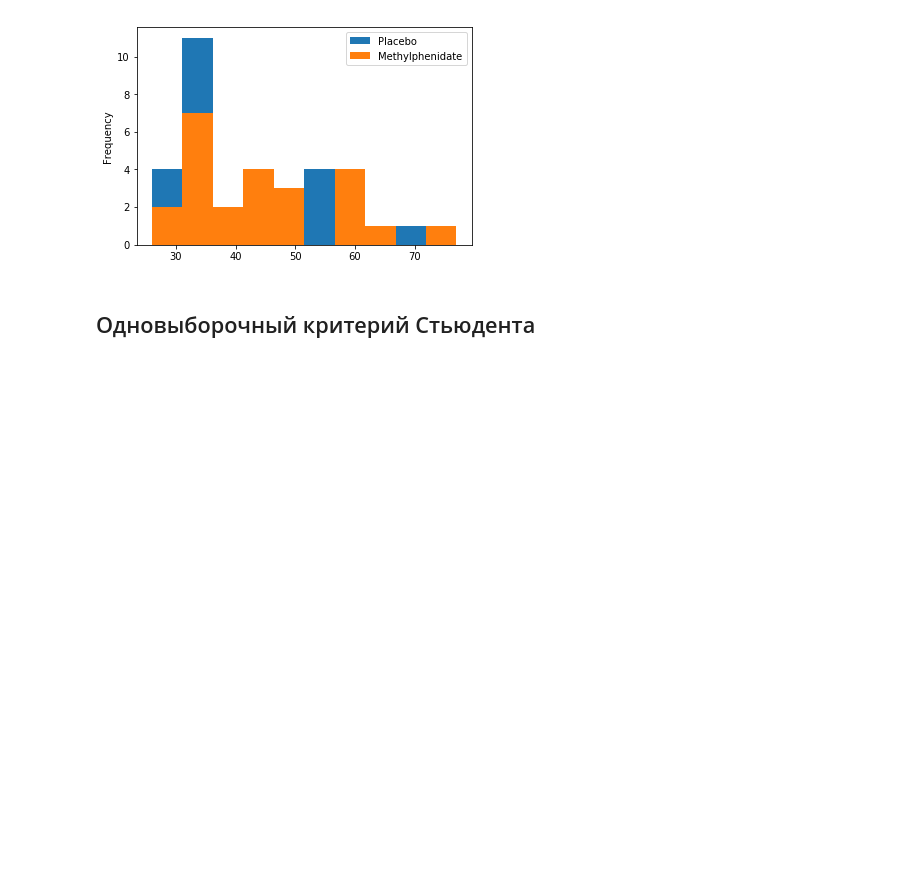
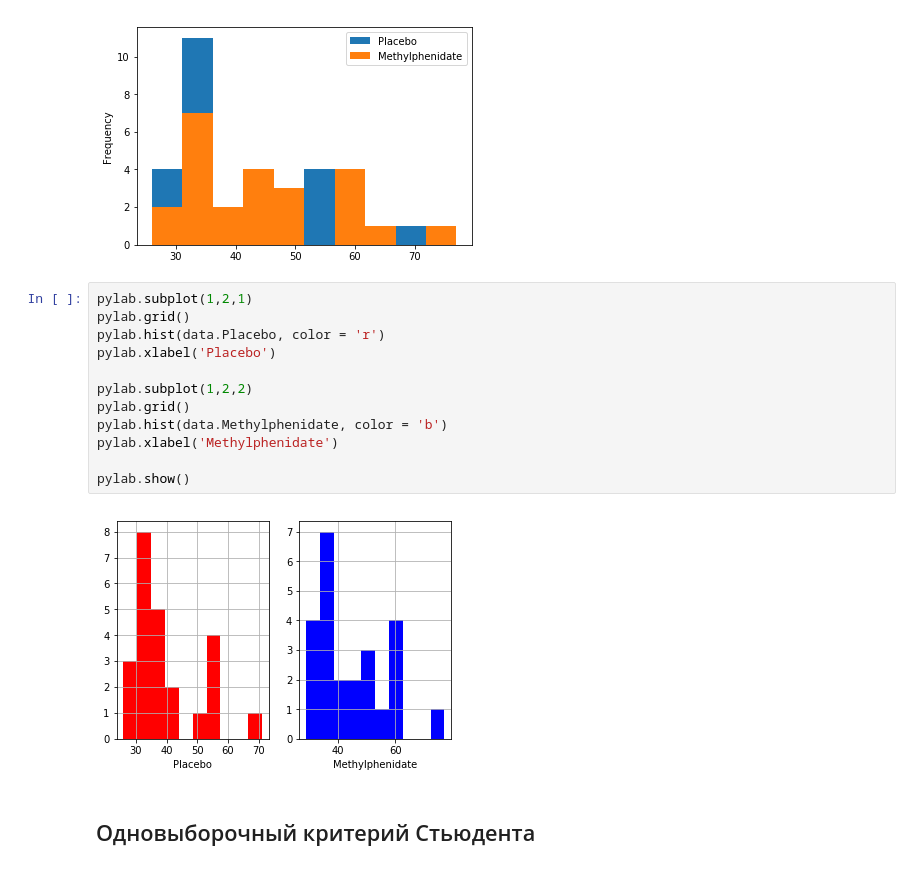
Before and after one commit to igor-storozhev/coursera-cmp4, a Jupyter notebook: w2/stat.student_tests.ipynb, the cells around one changed output. Saved outputs shown, nothing was run; the diff lists cells and outputs as text; blank space fills up the shorter version.

```diff
--- a/w2/stat.student_tests.ipynb
+++ b/w2/stat.student_tests.ipynb
@@ -35,6 +35,20 @@ data.plot.hist()
 pylab.show()
 # %% [output]
 [figure]
+# %%
+pylab.subplot(1,2,1)
+pylab.grid()
+pylab.hist(data.Placebo, color = 'r')
+pylab.xlabel('Placebo')
+
+pylab.subplot(1,2,2)
+pylab.grid()
+pylab.hist(data.Methylphenidate, color = 'b')
+pylab.xlabel('Methylphenidate')
+
+pylab.show()
+# %% [output]
+[figure, added]
 # %% [markdown]
 ## Одновыборочный критерий Стьюдента
 # %% [markdown]
```
Also changed, not shown: 2 other files.
